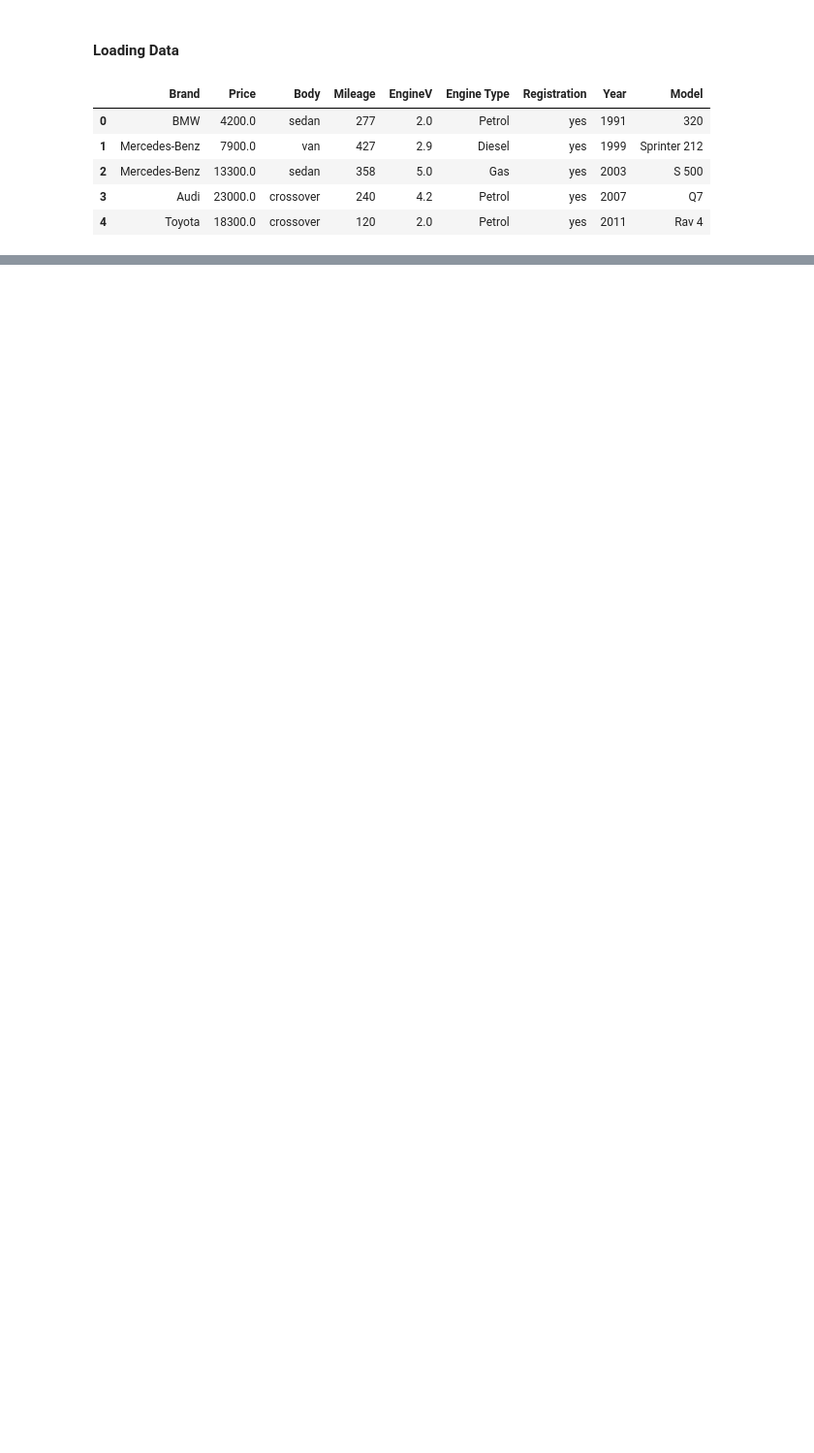
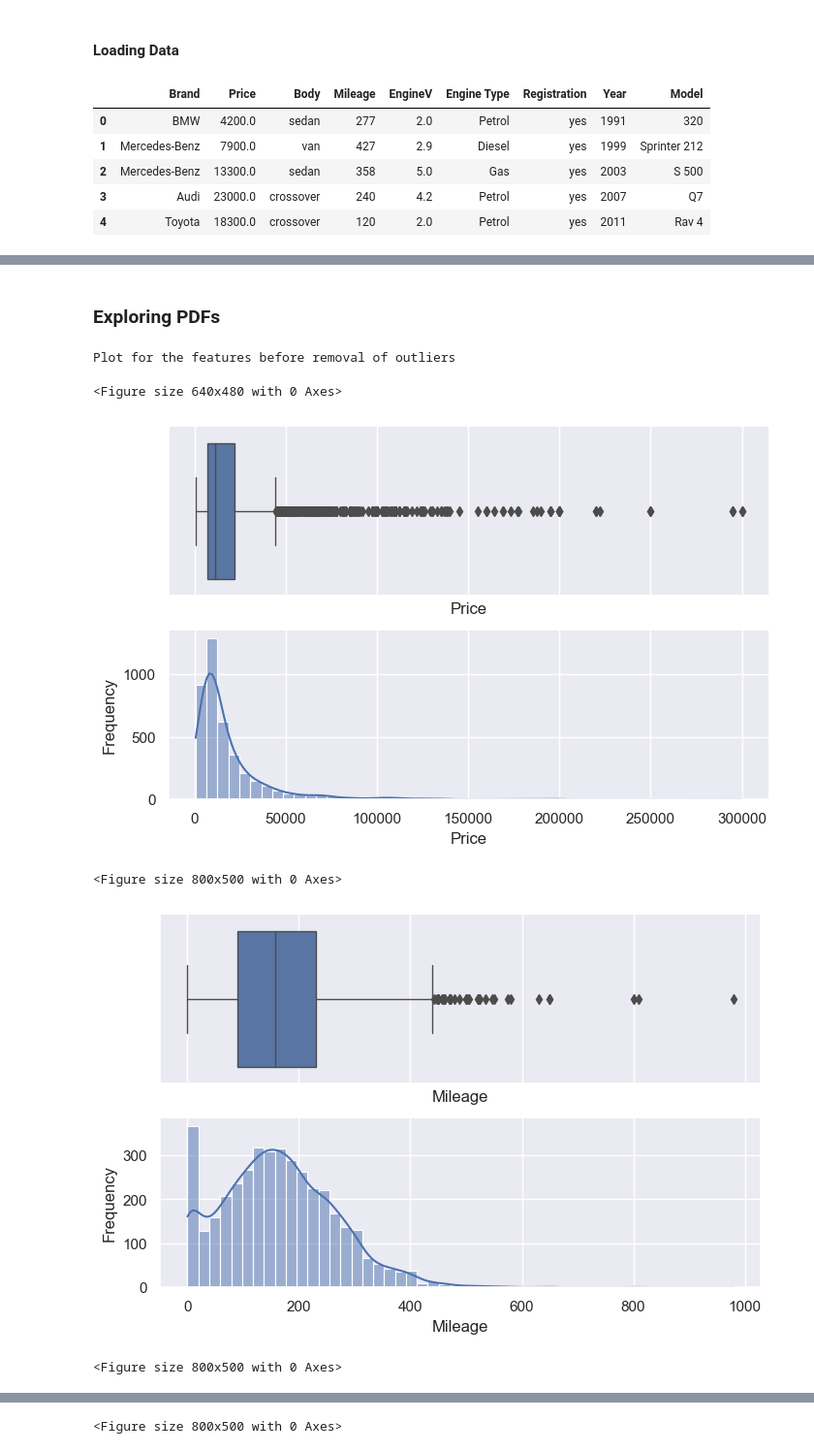
Before and after one commit to memphis95/Machine-Learning-Developer, a Jupyter notebook: 365Datascience/Machine Learning/1. Linear Regression/5. Car_data_analysis.ipynb, the cells around one changed output, grey strips where cells are left out. Shown: that part at 97% size. Cells and saved outputs as stored; diff of their text form; code cells hidden in the pictures; blank space fills up the shorter version.

```diff
--- a/365Datascience/Machine Learning/1. Linear Regression/5. Car_data_analysis.ipynb
+++ b/365Datascience/Machine Learning/1. Linear Regression/5. Car_data_analysis.ipynb
@@ -20,0 +233,4 @@ data[:5]
+# %%
+#  axis 0 -> rows, axis 1 -> columns
+modified_data = data.drop(['Model'], axis=1)
+modified_data.describe(include='all')
@@ -20,0 +272,2 @@ data[:5]
+# %%
+no_mv_data = modified_data.dropna(axis=0)
@@ -20,0 +304,19 @@ data[:5]
+# %% [markdown]
+### Exploring PDFs
+# %%
+print('Plot for the features before removal of outliers')
+for column in ['Price', 'Mileage','EngineV', 'Year']:
+   plt.figure()
+   plt.tight_layout()
+   sns.set(rc={"figure.figsize": (8, 5)})
+   f, (ax_box, ax_hist) = plt.subplots(2, sharex=True)
+   plt.gca().set(xlabel=column, ylabel='Frequency')
+   sns.boxplot(no_mv_data[column], ax=ax_box , linewidth= 1.0)
+   sns.histplot(no_mv_data[column], ax=ax_hist,bins=50 ,kde=True)
+# %% [output]
+Plot for the features before removal of outliers
+<Figure size 640x480 with 0 Axes>
+[figure, added]
+<Figure size 800x500 with 0 Axes>
+[figure, added]
+<Figure size 800x500 with 0 Axes>
@@ -20,0 +324 @@ data[:5]
+<Figure size 800x500 with 0 Axes>
```
Also changed, not shown: parts of 113 cells of this notebook, 7 other files.
